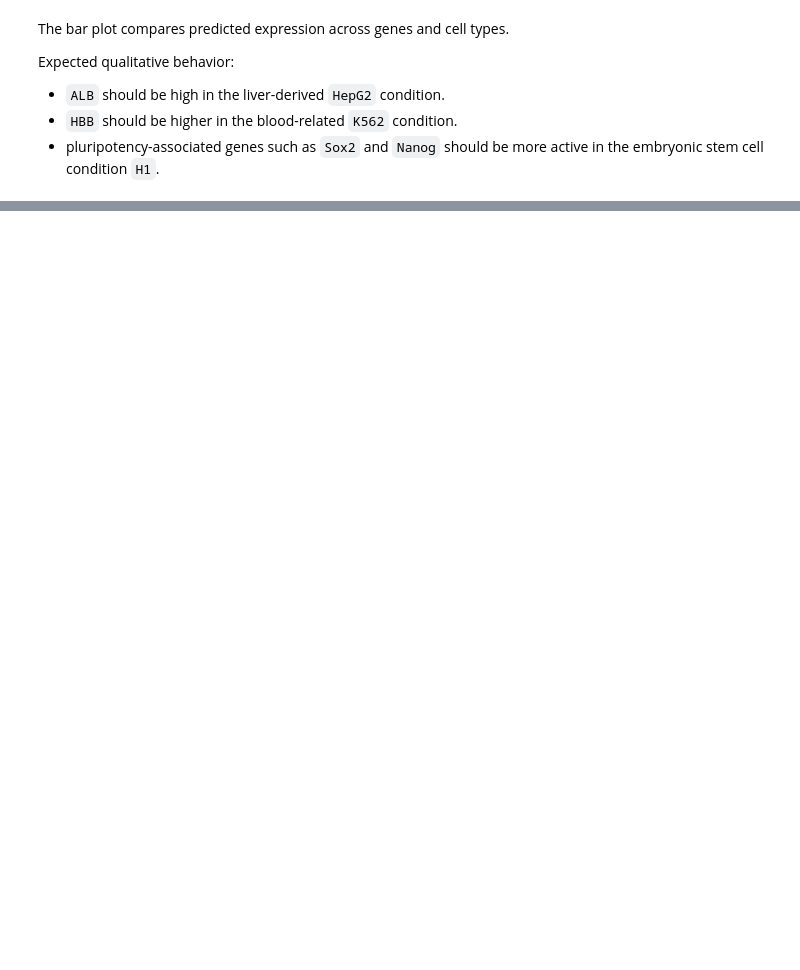
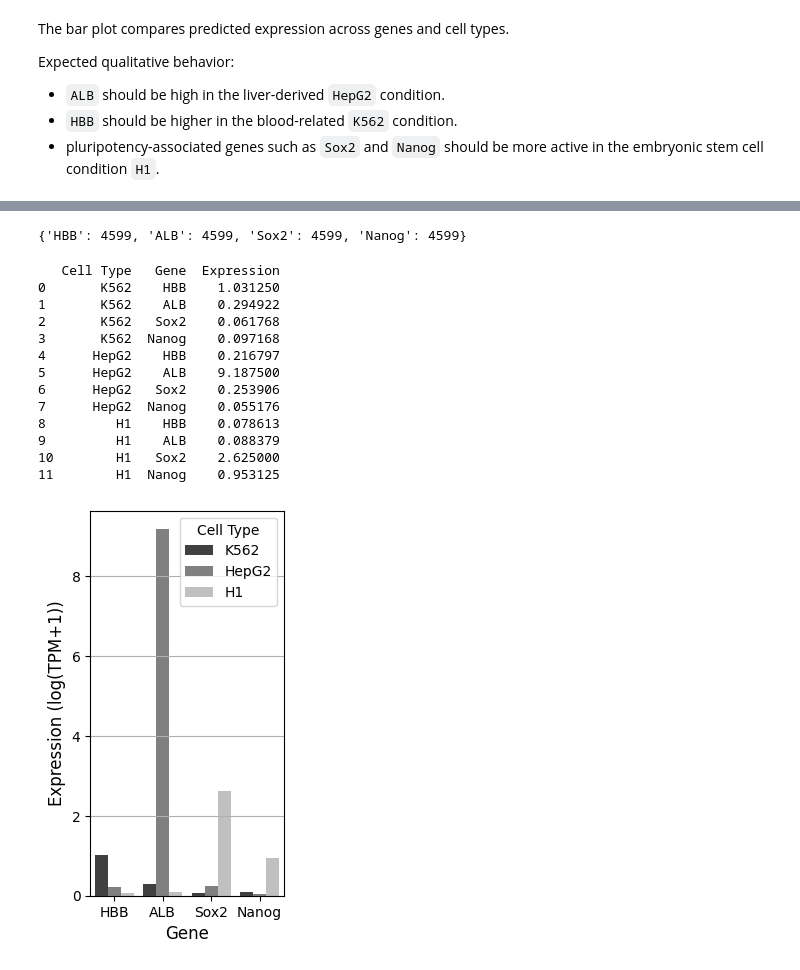
Before and after one commit to AIRI-Institute/GENA_LM, a Jupyter notebook: downstream_tasks/expression_prediction/api/notebooks/expression_inference_example.ipynb, the cells around one changed output, grey strips where cells are left out. Saved outputs shown, nothing was run; the diff lists cells and outputs as text; code cells hidden in the pictures; blank space fills up the shorter version.

```diff
--- a/downstream_tasks/expression_prediction/api/notebooks/expression_inference_example.ipynb
+++ b/downstream_tasks/expression_prediction/api/notebooks/expression_inference_example.ipynb
@@ -410,0 +399,51 @@ plot_results(results)
+# %%
+gene2tss = {gene : seq.find('@') for gene, seq in gene2seq.items()}
+gene2seq = {gene : seq.replace('@', '') for gene, seq in gene2seq.items()}
+# %%
+gene2tss
+# %% [output]
+{'HBB': 4599, 'ALB': 4599, 'Sox2': 4599, 'Nanog': 4599}
+# %%
+sequences = []
+conditions = []
+for cell_type in lookup.keys():
+    for gene in gene2seq.keys():
+        sequence = gene2seq[gene]
+        sequences.append(
+            AnnotatedSequence(sequence=sequence, name=gene, features=[Feature(name='tss', start=gene2tss[gene], end=gene2tss[gene])]) #this is important, center='tss' would not work without it
+                         )
+        conditions.append(
+            Condition(name=cell_type, description=lookup[cell_type])
+            )
+
+predictions = model.predict_multiple_sequences(
+    sequences = sequences,
+    conditions=conditions,
+    center='tss',
+    return_tokens=True,
+    preprocessing_workers=10,
+    grouping='no_grouping'
+)
+
+results = []
+for prediction in predictions:
+    results.append(
+        (prediction.condition.name, prediction.sequence.name, prediction.expression)
+    )
+# %%
+plot_results(results=results)
+# %% [output]
+   Cell Type   Gene  Expression
+0       K562    HBB    1.031250
+1       K562    ALB    0.294922
+2       K562   Sox2    0.061768
+3       K562  Nanog    0.097168
+4      HepG2    HBB    0.216797
+5      HepG2    ALB    9.187500
+6      HepG2   Sox2    0.253906
+7      HepG2  Nanog    0.055176
+8         H1    HBB    0.078613
+9         H1    ALB    0.088379
+10        H1   Sox2    2.625000
+11        H1  Nanog    0.953125
+[figure, added]
```
Also changed, not shown: parts of 21 cells of this notebook, 3 other files.
